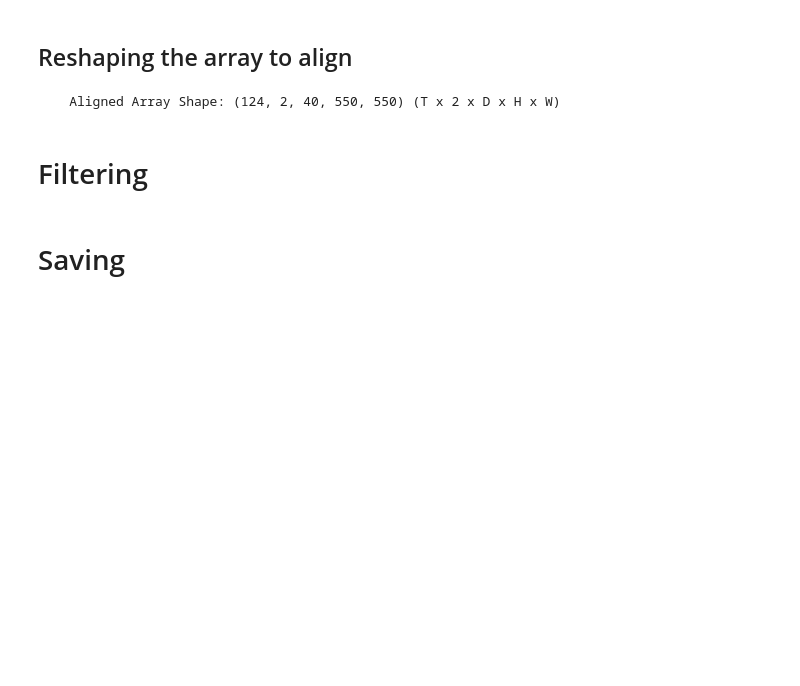
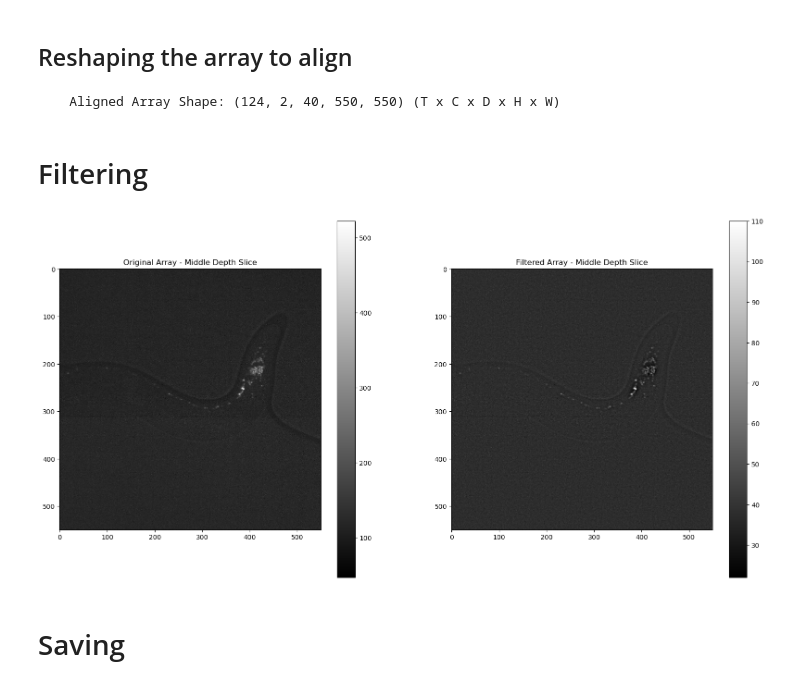
Before and after one commit to kirjner/whole-worm-imaging, a Jupyter notebook: nd2_processing.ipynb, the cells around one changed output. Cells and saved outputs as stored; diff of their text form; code cells hidden in the pictures; blank space fills up the shorter version.

```diff
--- a/nd2_processing.ipynb
+++ b/nd2_processing.ipynb
@@ -13,7 +17,7 @@ import h5py
 # %% [markdown]
 # Setup
 # %%
-path = '/om2/user/kirjner/WormWork/adult_1070.nd2'
+path = './data/nd2/adult_1070.nd2'
 with nd2.ND2File(path) as f:
     print(f.sizes)
     print(f.metadata)
@@ -168,35 +172,53 @@ print(f"    Aligned Array Shape: {aligned_array.shape} (T x C x D x H x W)")
 # plot_intensity_vs_frame(test_array, start_idx=20, frames_per_volume=40, title = 'Original Array')
 # plot_intensity_vs_frame(tmp_arr, start_idx=0, frames_per_volume=40, title = 'Aligned Array')
 # %% [output]
-    Aligned Array Shape: (124, 2, 40, 550, 550) (T x 2 x D x H x W)
+    Aligned Array Shape: (124, 2, 40, 550, 550) (T x C x D x H x W)
 # %% [markdown]
 # Filtering
 # %%
 def dog_filter_2d(im, sigma1, sigma2):
     """Apply a difference of Gaussians filter"""
     im1 = gaussian_filter(im.astype(np.float32), sigma1)
     im2 = gaussian_filter(im.astype(np.float32), sigma2)
     return im1 - im2
 
 # Ensure filtered_array is float32 or float64
 filtered_array = np.zeros_like(aligned_array, dtype=np.float32)
 total_iterations = T * C * D
 sig1, sig2=0.5, 4
 
 with tqdm(total=total_iterations, desc="Applying DoG filter") as pbar:
     for t in range(T):
         for c in range(C):
             for d in range(D):
                 filtered_array[t, c, d] = dog_filter_2d(aligned_array[t, c, d], sig1, sig2)
                 pbar.update(1)
 
 # Normalize and scale the filtered array
 filtered_array -= np.min(filtered_array)
 filtered_array /= np.max(filtered_array)
 filtered_array *= 255
 
 # Convert to int8 after all floating-point operations are done
 filtered_array = np.clip(filtered_array, 0, 255).astype(np.int8)
+# Visualize the same frame from the filtered array
+plt.figure(figsize=(20, 10))
+
+# Plot original
+plt.subplot(1, 2, 1)
+plt.imshow(aligned_array[0, 0, D//2], cmap='gray')
+plt.title('Original Array - Middle Depth Slice')
+plt.colorbar()
+
+# Plot filtered
+plt.subplot(1, 2, 2)
+plt.imshow(filtered_array[0, 0, D//2], cmap='gray')
+plt.title('Filtered Array - Middle Depth Slice')
+plt.colorbar()
+
+plt.show()
+# %% [output]
+[figure, added]
 # %% [markdown]
 # Saving
 # %%
```
Also changed, not shown: parts of 2 cells of this notebook, 4 other files.
